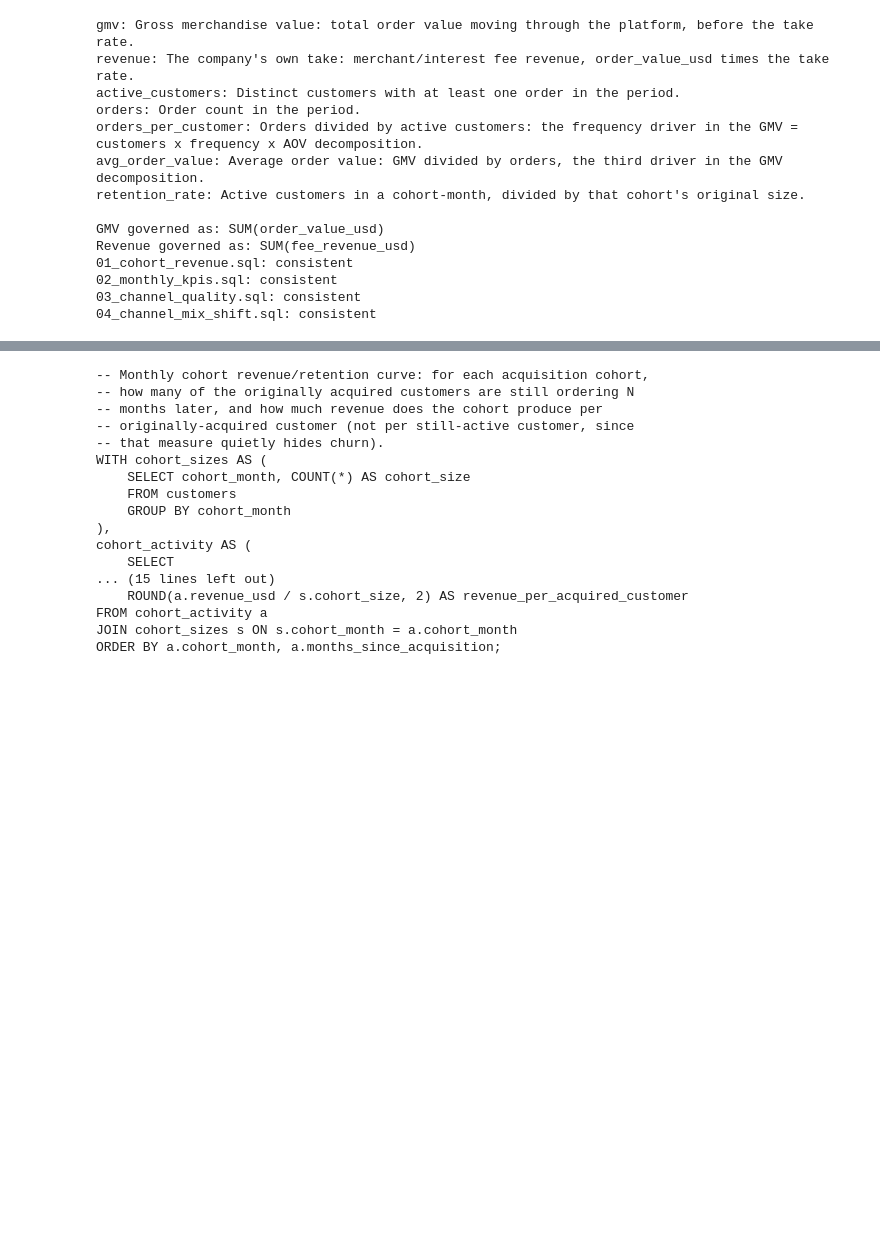
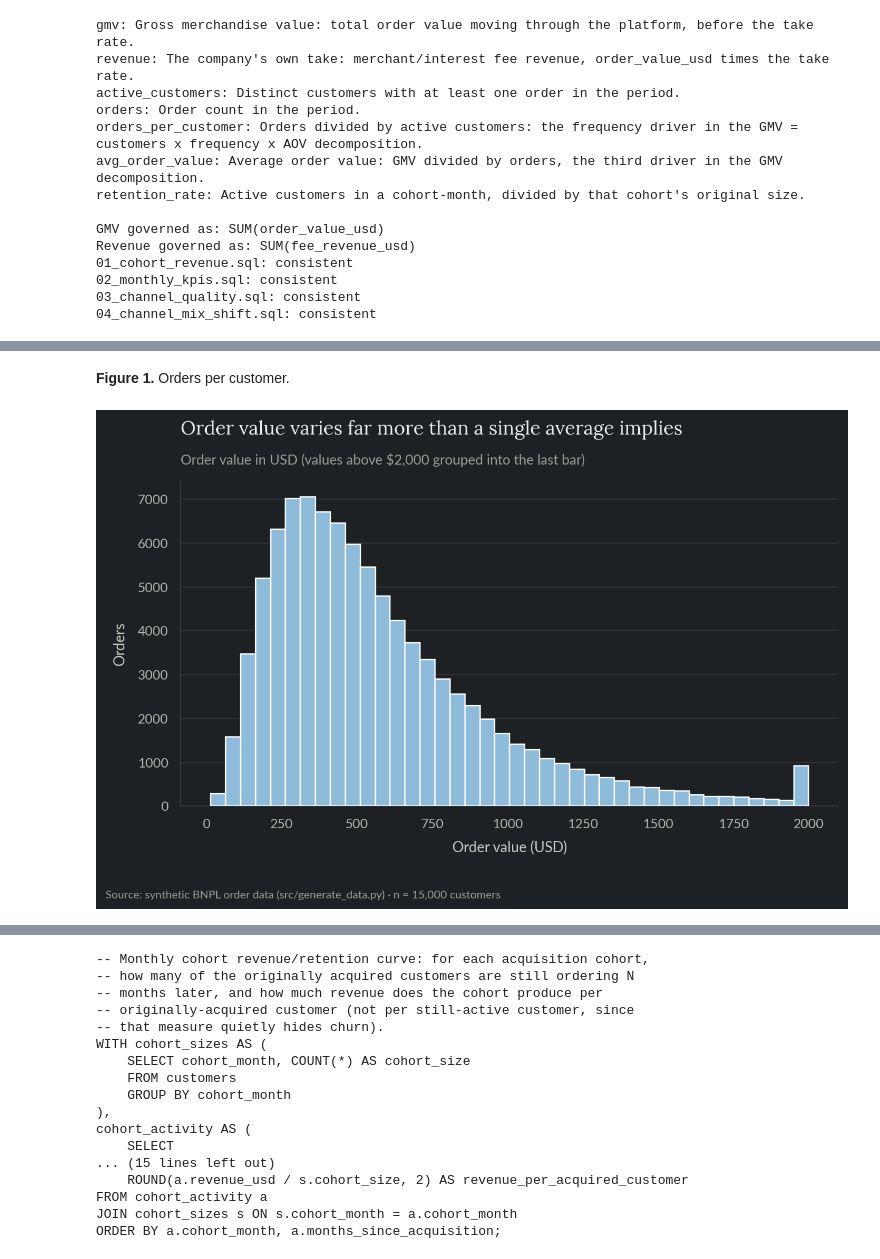
Before and after one commit to gus-morales/work-showcase, a Jupyter notebook: projects/02-ltv-contribution-analysis/notebooks/02_ltv_contribution_analysis.ipynb, the cells around one changed output, grey strips where cells are left out. Cells and saved outputs as stored; diff of their text form; code cells hidden in the pictures; blank space fills up the shorter version.

```diff
--- a/projects/02-ltv-contribution-analysis/notebooks/02_ltv_contribution_analysis.ipynb
+++ b/projects/02-ltv-contribution-analysis/notebooks/02_ltv_contribution_analysis.ipynb
@@ -92,0 +109,11 @@ Revenue governed as: SUM(fee_revenue_usd)
+# %% [markdown]
+**Figure 1.** Orders per customer.
+# %%
+fig, ax = plt.subplots(figsize=(8, 5))
+ax.hist(orders["order_value_usd"].clip(upper=2000), bins=40, color=SLATE, zorder=3)
+style_ax(ax, title="Order value varies far more than a single average implies",
+         subtitle="Order value in USD (values above $2,000 grouped into the last bar)",
+         xlabel="Order value (USD)", ylabel="Orders")
+plt.show()
+# %% [output]
+[figure, added]
```
Also changed, not shown: parts of 27 cells of this notebook, 31 other files.
